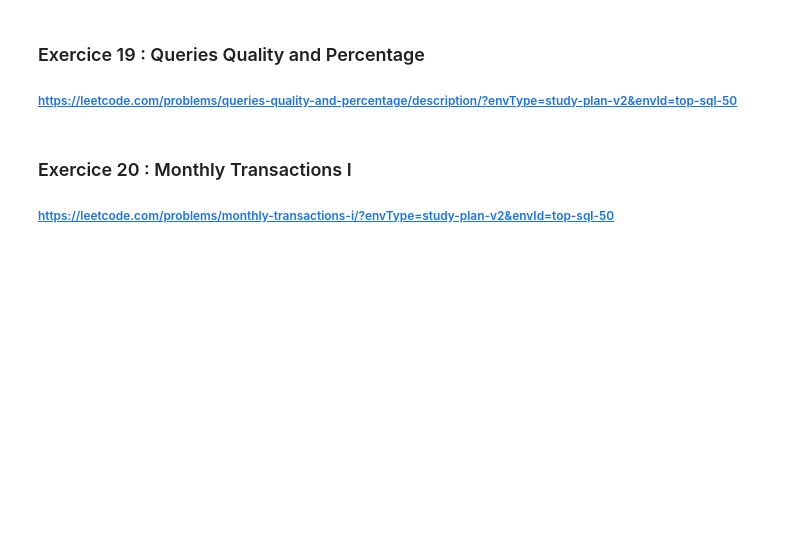
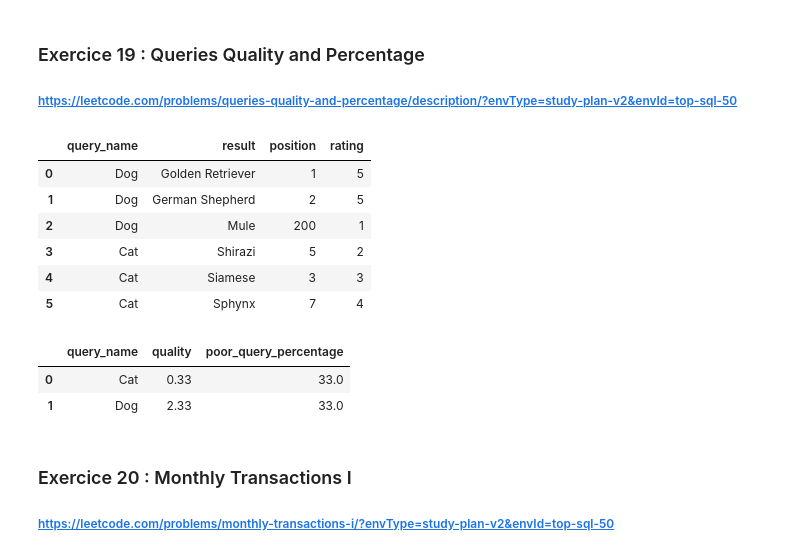
Before and after one commit to t7bo/SQL, a Jupyter notebook: SQL_exercices.ipynb, the cells around one changed output. Drawn from its saved outputs; the diff is of its cells as text; code cells hidden in the pictures; blank space fills up the shorter version.

```diff
--- a/SQL_exercices.ipynb
+++ b/SQL_exercices.ipynb
@@ -804,6 +804,38 @@ psql.sqldf(query, locals())
 # %% [markdown]
 ### Exercice 19 : Queries Quality and Percentage
 ###### https://leetcode.com/problems/queries-quality-and-percentage/description/?envType=study-plan-v2&envId=top-sql-50
+# %%
+data = {
+    'query_name': ['Dog', 'Dog', 'Dog', 'Cat', 'Cat', 'Cat'],
+    'result': ['Golden Retriever', 'German Shepherd', 'Mule', 'Shirazi', 'Siamese', 'Sphynx'],
+    'position': [1, 2, 200, 5, 3, 7],
+    'rating': [5, 5, 1, 2, 3, 4]
+}
+
+Queries = pd.DataFrame(data)
+Queries
+# %% [output]
+|  | query_name | result | position | rating |
+| 0 | Dog | Golden Retriever | 1 | 5 |
+| 1 | Dog | German Shepherd | 2 | 5 |
+| 2 | Dog | Mule | 200 | 1 |
+| 3 | Cat | Shirazi | 5 | 2 |
+| 4 | Cat | Siamese | 3 | 3 |
+| 5 | Cat | Sphynx | 7 | 4 |
+# %%
+query = """
+SELECT query_name,
+    ROUND(AVG(rating/position),2) AS quality,
+    ROUND(SUM(CASE WHEN rating < 3 THEN 100 ELSE 0 END)/COUNT(rating),2) AS poor_query_percentage
+FROM Queries
+WHERE query_name IS NOT NULL
+GROUP BY query_name
+"""
+psql.sqldf(query, locals())
+# %% [output]
+|  | query_name | quality | poor_query_percentage |
+| 0 | Cat | 0.33 | 33.0 |
+| 1 | Dog | 2.33 | 33.0 |
 # %% [markdown]
 ### Exercice 20 : Monthly Transactions I
 ###### https://leetcode.com/problems/monthly-transactions-i/?envType=study-plan-v2&envId=top-sql-50
```
Also changed, not shown: parts of 5 cells of this notebook.
